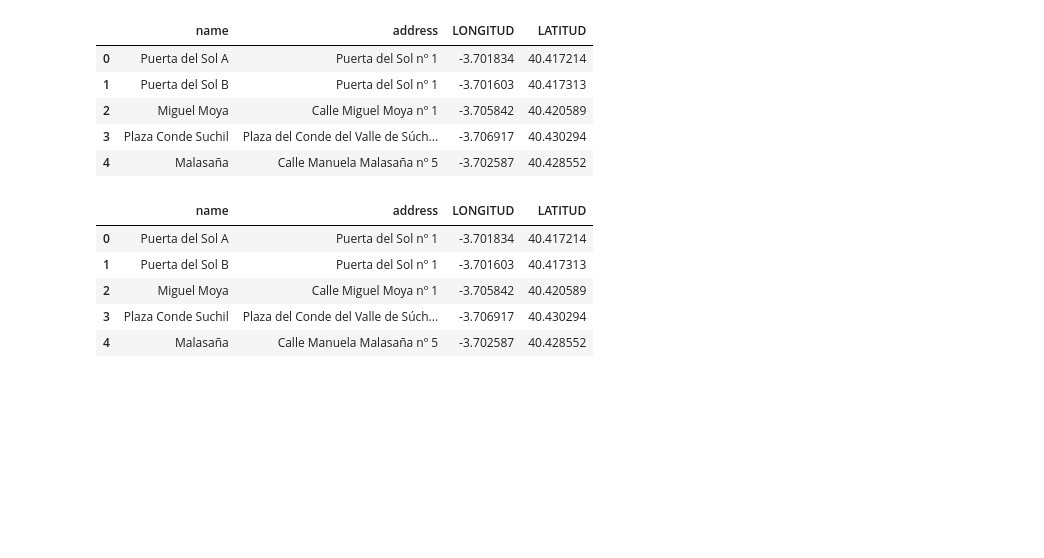
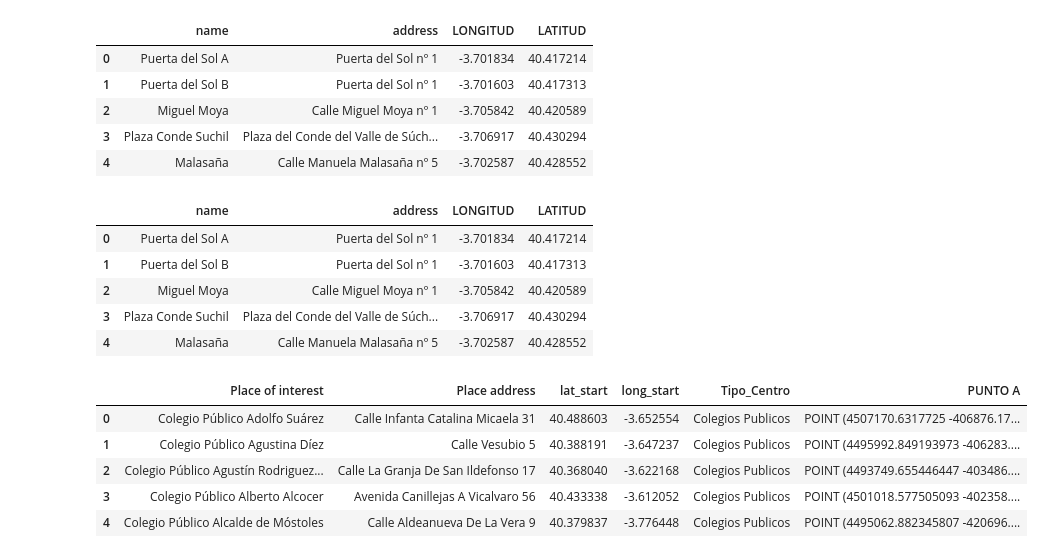
Before and after one commit to napoleonthevitzla/ih_datamadpt1121_project_m1, a Jupyter notebook: Notebook/PseudoCode_projecto_IH_M1.ipynb, the cells around one changed output. Cells and saved outputs as stored; diff of their text form; code cells hidden in the pictures; blank space fills up the shorter version.

```diff
--- a/Notebook/PseudoCode_projecto_IH_M1.ipynb
+++ b/Notebook/PseudoCode_projecto_IH_M1.ipynb
@@ -225,6 +231,15 @@ bicimad_data = bicimad_data.rename(columns={'LONGITUD':'lat_finish','LATITUD':'l
 ### introducir valores en la columna distance con lambda
 ayuntamiento_data["PUNTO A"] = ayuntamiento_data.apply(lambda x: to_mercator(x["lat_start"],x["long_start"]), axis = 1)
 bicimad_data["PUNTO B"] = bicimad_data.apply(lambda x: to_mercator(x["lat_finish"],x["long_finish"]), axis = 1)
+# %%
+ayuntamiento_data.head()
+# %% [output]
+|  | Place of interest | Place address | lat_start | long_start | Tipo_Centro | PUNTO A |
+| 0 | Colegio Público Adolfo Suárez | Calle Infanta Catalina Micaela 31 | 40.488603 | -3.652554 | Colegios Publicos | POINT (4507170.6317725 -406876.17... |
+| 1 | Colegio Público Agustina Díez | Calle Vesubio 5 | 40.388191 | -3.647237 | Colegios Publicos | POINT (4495992.849193973 -406283.... |
+| 2 | Colegio Público Agustín Rodriguez... | Calle La Granja De San Ildefonso 17 | 40.368040 | -3.622168 | Colegios Publicos | POINT (4493749.655446447 -403486.... |
+| 3 | Colegio Público Alberto Alcocer | Avenida Canillejas A Vicalvaro 56 | 40.433338 | -3.612052 | Colegios Publicos | POINT (4501018.577505093 -402358.... |
+| 4 | Colegio Público Alcalde de Móstoles | Calle Aldeanueva De La Vera 9 | 40.379837 | -3.776448 | Colegios Publicos | POINT (4495062.882345807 -420696.... |
 # %%
 ## Unimos los dataset
 
```
Also changed, not shown: parts of 9 cells of this notebook, 3 other files.
